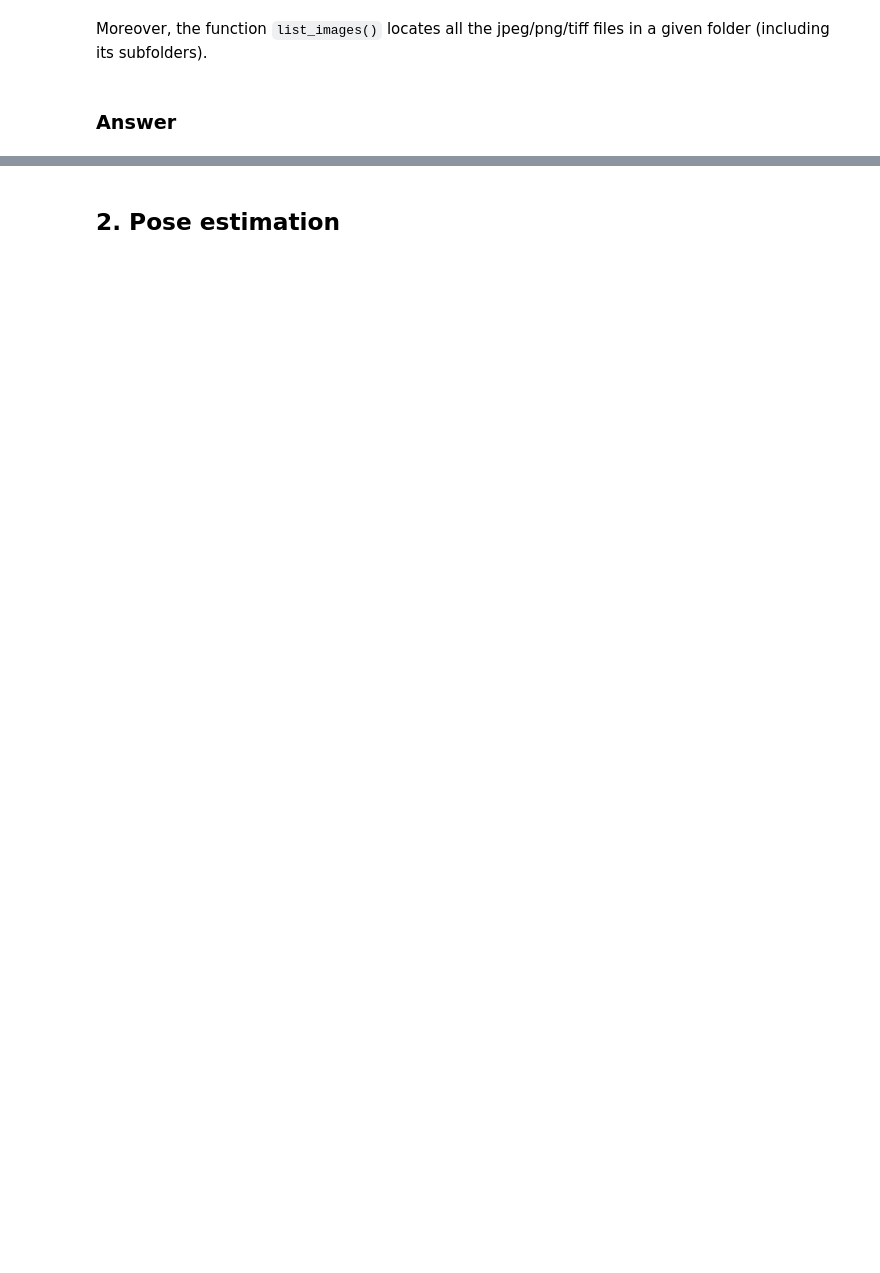
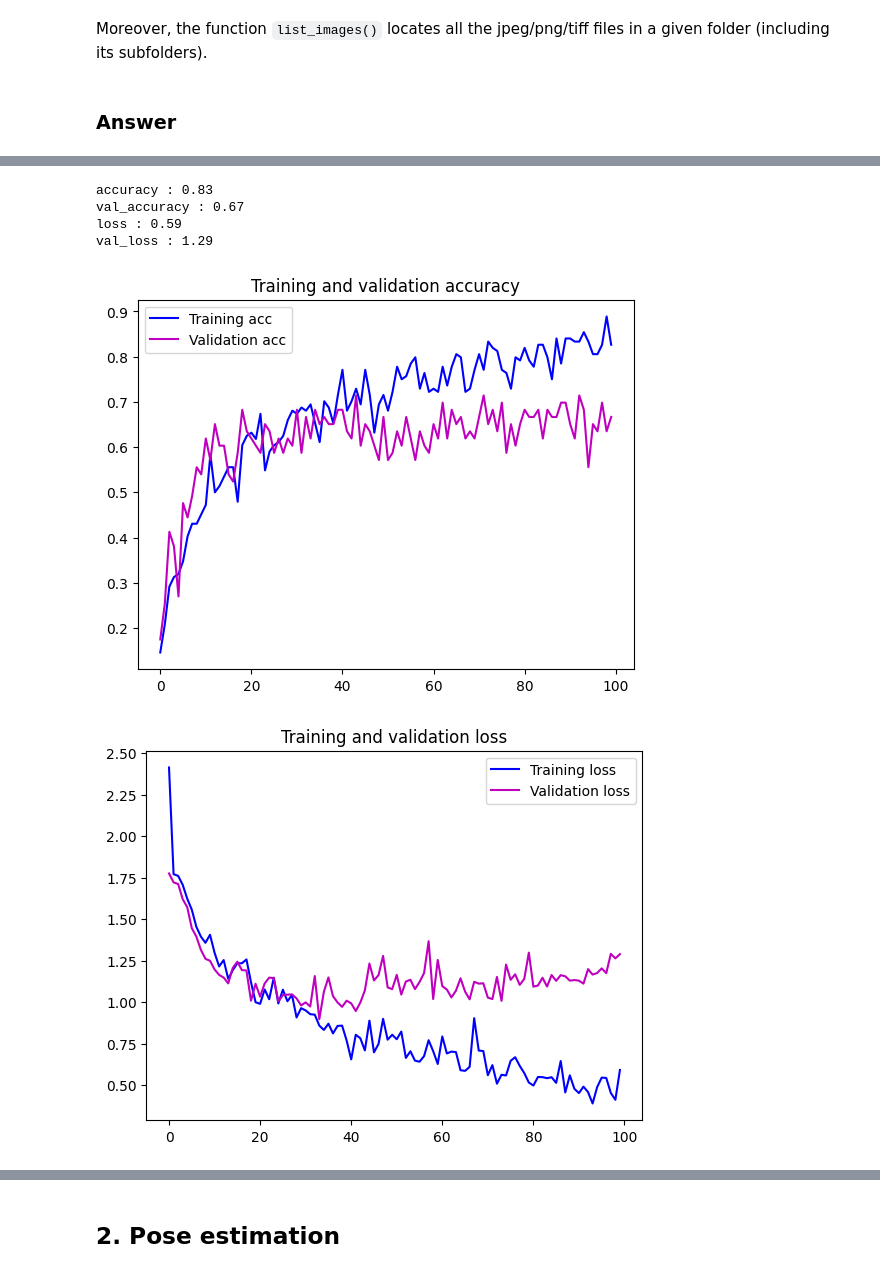
Before and after one commit to AntoninJuquel/facial-recognition-esiee, a Jupyter notebook: TP7_FaceRecognition.ipynb, the cells around one changed output, grey strips where cells are left out. Cells and saved outputs as stored; diff of their text form; code cells hidden in the pictures; blank space fills up the shorter version.

```diff
--- a/TP7_FaceRecognition.ipynb
+++ b/TP7_FaceRecognition.ipynb
@@ -242,3 +247,13 @@ def labels_to_int(labels):
 # %%
 def labels_to_categorical(labels):
   return to_categorical(labels_to_int(labels))
+# %%
+def split_train_test_data(data, labels, test_size = 0.3, random_state = 50):
+    data_train, data_test, labels_train, labels_test = train_test_split(
+        data,
+        labels,
+        test_size=test_size,
+        random_state=random_state
+        )
+
+    return data_train, data_test, labels_train, labels_test
@@ -266,19 +320,23 @@ def plot_model_history(history):
   plt.show()
 # %%
-def cnn_7(train_dataset, test_dataset, epochs=100):
-  model = Sequential()
+def compact_cnn(train_dataset, test_dataset, epochs=100):
+    model = Sequential()
 
-  model.add(SeparableConv2D(32, kernel_size=(3, 3), activation='relu', input_shape=(128, 128, 3)))
-  model.add(MaxPooling2D(pool_size=(2, 2)))
-  model.add(Conv2D(64, kernel_size=(3, 3), activation='relu'))
-  model.add(MaxPooling2D(pool_size=(2, 2)))
-  model.add(Flatten())
-  model.add(Dense(64, activation='relu'))
-  model.add(Dense(6, activation='softmax'))
+    model.add(Conv2D(32, kernel_size=(3, 3), activation='relu', input_shape=(128, 128, 3)))
+    model.add(MaxPooling2D(pool_size=(2, 2)))
 
-  model.compile(optimizer='adam', loss='categorical_crossentropy', metrics=['accuracy'])
+    model.add(Conv2D(64, kernel_size=(3, 3), activation='relu'))
+    model.add(MaxPooling2D(pool_size=(2, 2)))
 
-  history = model.fit(train_dataset, epochs=epochs, validation_data=test_dataset, verbose=0)
+    model.add(Flatten())
 
-  return history
+    model.add(Dense(128, activation='relu'))
+
+    model.add(Dense(6, activation='softmax'))
+
+    model.compile(optimizer='adam', loss='categorical_crossentropy', metrics=['accuracy'])
+
+    history = model.fit(train_dataset, epochs=epochs, validation_data=test_dataset, verbose=0)
+
+    return history
 # %%
@@ -321,4 +400,4 @@ save_data(labels_faces, "labels_faces")
 labels = np.array([data[0] for data in labels_faces])
 faces = np.array([data[1] for data in labels_faces])
 # %%
-labels_one_hot = labels_to_categorical(labels)
+hot_one_encoded_labels = labels_to_categorical(labels)
@@ -361,3 +404,12 @@ test_dataset = test_data_augmentation.flow(
+# %%
+train_dataset, test_dataset = build_dataset(split_train_test_data(faces, hot_one_encoded_labels))
 # %%
-plot_model_history(cnn_7(train_dataset, test_dataset))
+plot_model_history(compact_cnn(train_dataset, test_dataset))
+# %% [output]
+accuracy : 0.83
+val_accuracy : 0.67
+loss : 0.59
+val_loss : 1.29
+[figure, added]
+[figure, added]
 # %%
```
Also changed, not shown: parts of 54 cells of this notebook, 1 other file.
